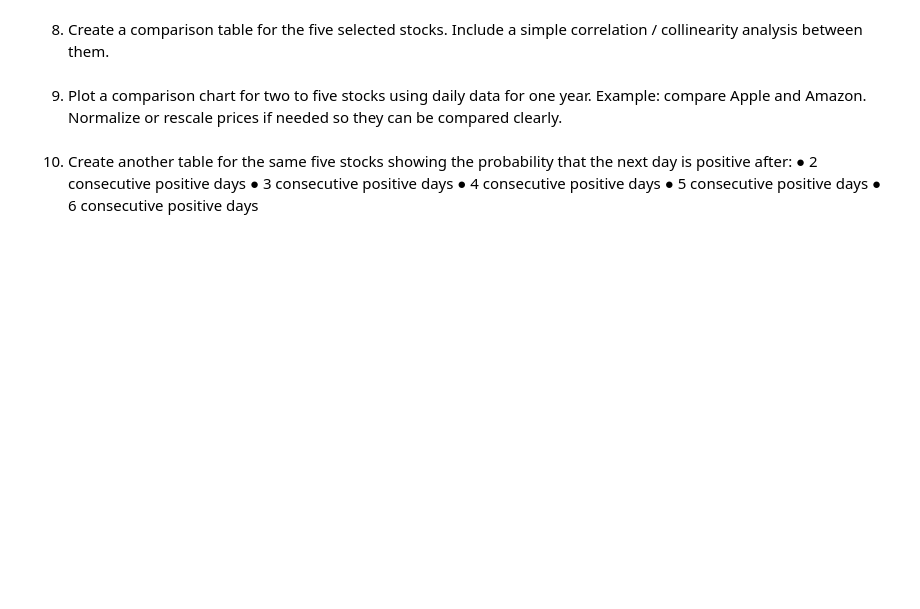
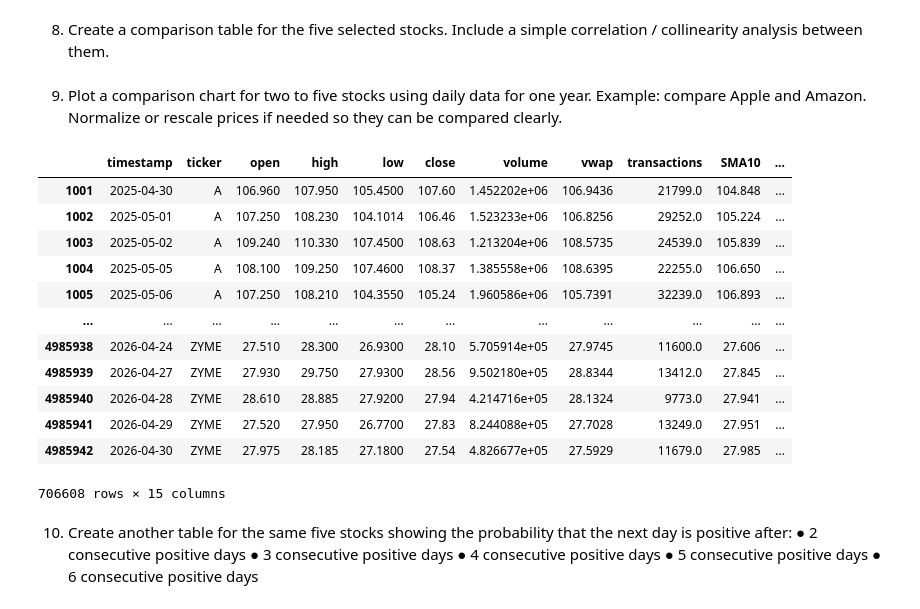
Before and after one commit to matthewcavanaugh96/megalabs, a Jupyter notebook: stock_prediction/PART1 b - EDA.ipynb, the cells around one changed output. Cells and saved outputs as stored; diff of their text form; code cells hidden in the pictures; blank space fills up the shorter version.

```diff
--- a/stock_prediction/PART1 b - EDA.ipynb
+++ b/stock_prediction/PART1 b - EDA.ipynb
@@ -217,6 +217,8 @@ df_cleaned_daily
 df_daily_five_years = df_cleaned_daily.copy()
 # %%
 df_daily_two_years = df_daily_five_years[df_daily_five_years['timestamp'] >= '2024-04-30']
+# %%
+df_daily_one_year = df_daily_five_years[df_daily_five_years['timestamp'] >= '2025-04-30']
 # %% [markdown]
 My raw daily dataset ran from 2021/05/05 to 2026/05/01.
 
@@ -696,6 +717,22 @@ Include a simple correlation / collinearity analysis between them.
 9. Plot a comparison chart for two to five stocks using daily data for one year.
 Example: compare Apple and Amazon.
 Normalize or rescale prices if needed so they can be compared clearly.
+# %%
+df_daily_one_year
+# %% [output]
+|  | timestamp | ticker | open | high | low | close | volume | vwap | transactions | SMA10 | ... |
+| 1001 | 2025-04-30 | A | 106.960 | 107.950 | 105.4500 | 107.60 | 1.452202e+06 | 106.9436 | 21799.0 | 104.848 | ... |
+| 1002 | 2025-05-01 | A | 107.250 | 108.230 | 104.1014 | 106.46 | 1.523233e+06 | 106.8256 | 29252.0 | 105.224 | ... |
+| 1003 | 2025-05-02 | A | 109.240 | 110.330 | 107.4500 | 108.63 | 1.213204e+06 | 108.5735 | 24539.0 | 105.839 | ... |
+| 1004 | 2025-05-05 | A | 108.100 | 109.250 | 107.4600 | 108.37 | 1.385558e+06 | 108.6395 | 22255.0 | 106.650 | ... |
+| 1005 | 2025-05-06 | A | 107.250 | 108.210 | 104.3550 | 105.24 | 1.960586e+06 | 105.7391 | 32239.0 | 106.893 | ... |
+| ... | ... | ... | ... | ... | ... | ... | ... | ... | ... | ... | ... |
+| 4985938 | 2026-04-24 | ZYME | 27.510 | 28.300 | 26.9300 | 28.10 | 5.705914e+05 | 27.9745 | 11600.0 | 27.606 | ... |
+| 4985939 | 2026-04-27 | ZYME | 27.930 | 29.750 | 27.9300 | 28.56 | 9.502180e+05 | 28.8344 | 13412.0 | 27.845 | ... |
+| 4985940 | 2026-04-28 | ZYME | 28.610 | 28.885 | 27.9200 | 27.94 | 4.214716e+05 | 28.1324 | 9773.0 | 27.941 | ... |
+| 4985941 | 2026-04-29 | ZYME | 27.520 | 27.950 | 26.7700 | 27.83 | 8.244088e+05 | 27.7028 | 13249.0 | 27.951 | ... |
+| 4985942 | 2026-04-30 | ZYME | 27.975 | 28.185 | 27.1800 | 27.54 | 4.826677e+05 | 27.5929 | 11679.0 | 27.985 | ... |
+706608 rows × 15 columns
 # %% [markdown]
 10. Create another table for the same five stocks showing the probability that the next day
 is positive after:
```
Also changed, not shown: parts of 33 cells of this notebook, 1 other file.
